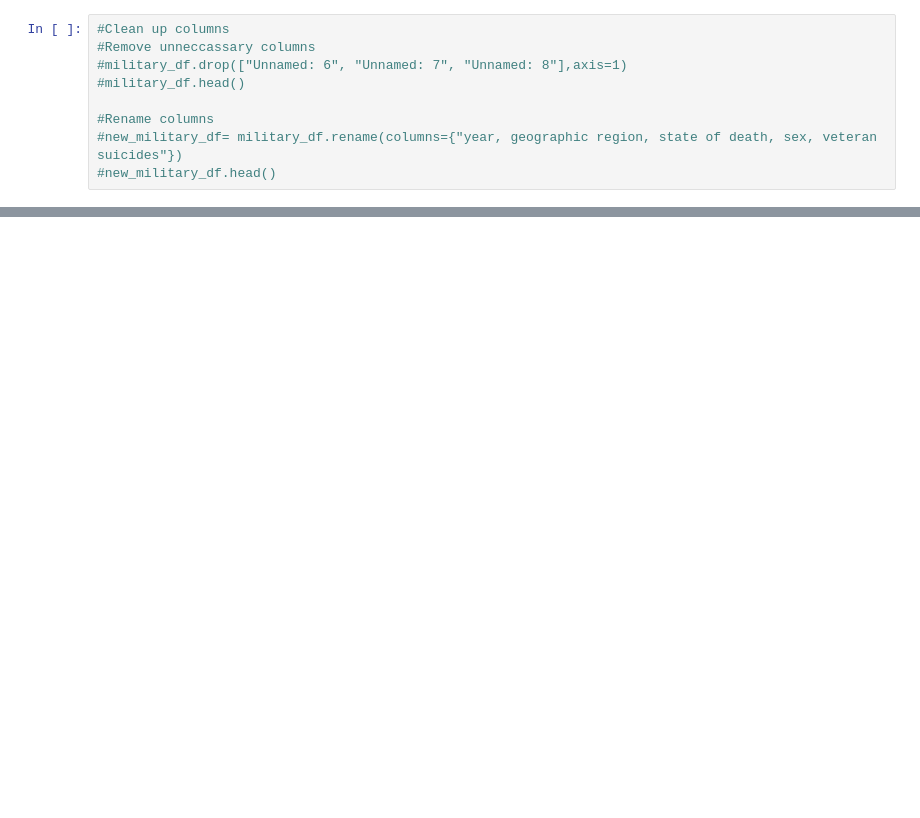
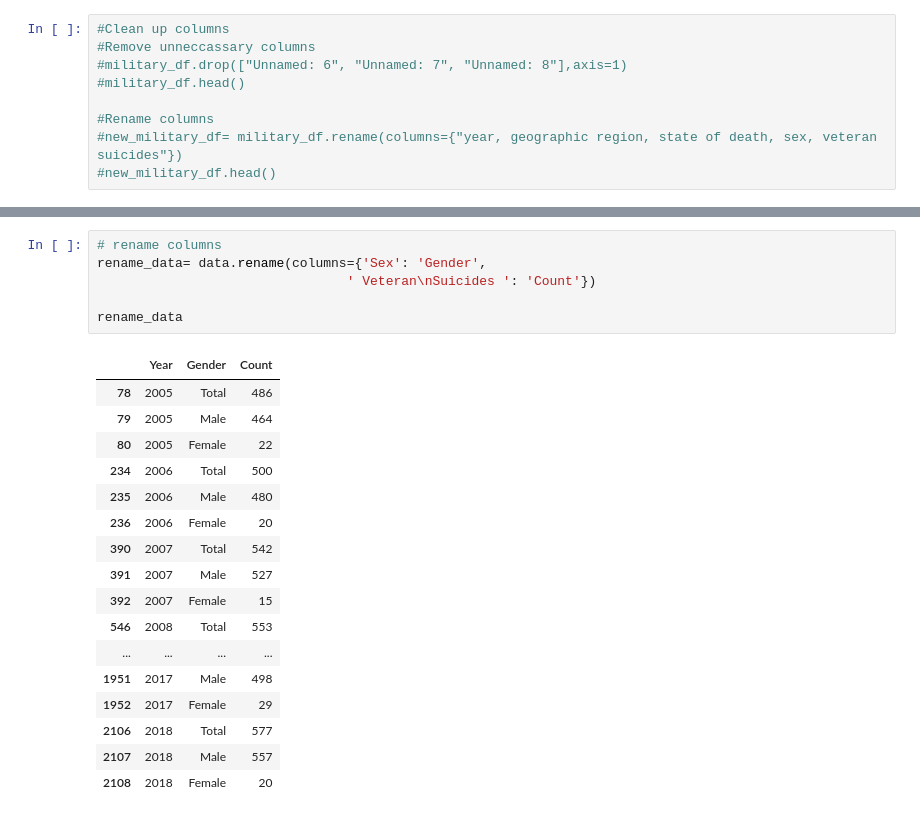
Before and after one commit to j89livingston/FSPC_Dashboard, a Jupyter notebook: Resources/Military Suicide Data/Military Suicides by Gender.ipynb, the cells around one changed output, grey strips where cells are left out. Cells and saved outputs as stored; diff of their text form; blank space fills up the shorter version.

```diff
--- a/Resources/Military Suicide Data/Military Suicides by Gender.ipynb
+++ b/Resources/Military Suicide Data/Military Suicides by Gender.ipynb
@@ -39,0 +87,24 @@ dtype: int64
+# %%
+# rename columns
+rename_data= data.rename(columns={'Sex': 'Gender',
+                                ' Veteran\nSuicides ': 'Count'})
+
+rename_data
+# %% [output]
+|  | Year | Gender | Count |
+| 78 | 2005 | Total | 486 |
+| 79 | 2005 | Male | 464 |
+| 80 | 2005 | Female | 22 |
+| 234 | 2006 | Total | 500 |
+| 235 | 2006 | Male | 480 |
+| 236 | 2006 | Female | 20 |
+| 390 | 2007 | Total | 542 |
+| 391 | 2007 | Male | 527 |
+| 392 | 2007 | Female | 15 |
+| 546 | 2008 | Total | 553 |
+| ... | ... | ... | ... |
+| 1951 | 2017 | Male | 498 |
+| 1952 | 2017 | Female | 29 |
+| 2106 | 2018 | Total | 577 |
+| 2107 | 2018 | Male | 557 |
+| 2108 | 2018 | Female | 20 |
```
Also changed, not shown: parts of 7 cells of this notebook, 1 other file.
